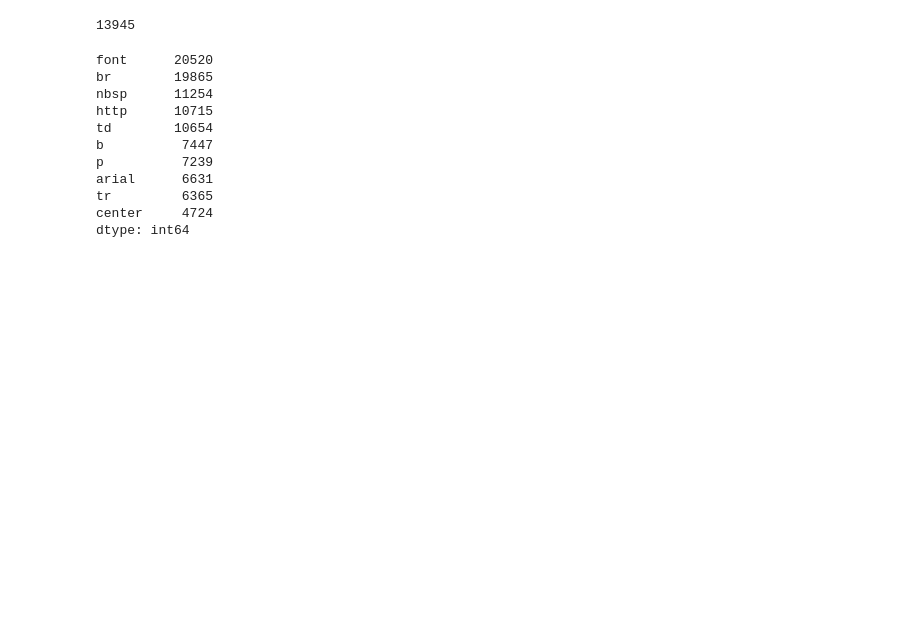
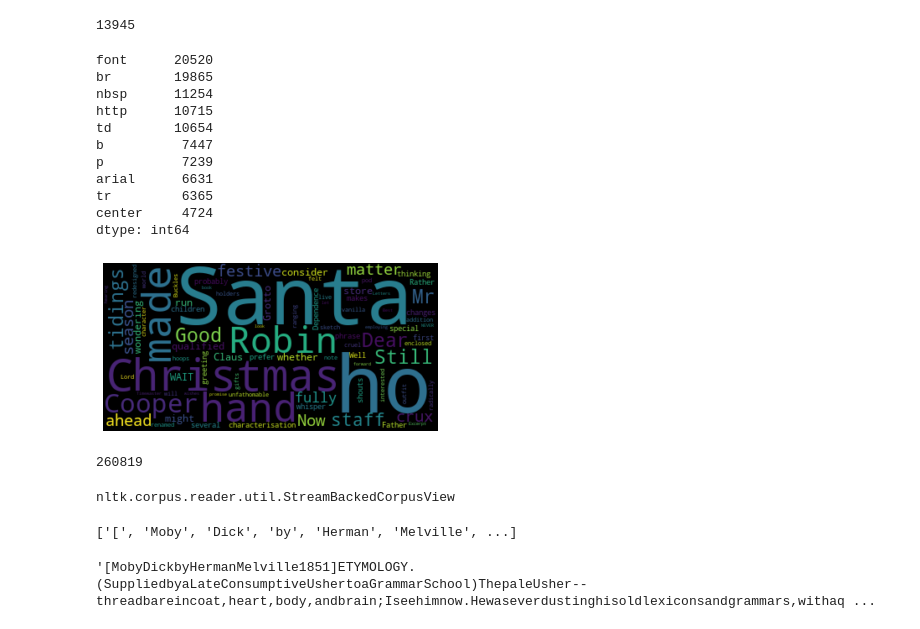
Before and after one commit to abduljalil077/MLProjects, a Jupyter notebook: 06 Bayes Classifier.ipynb, the cells around one changed output. Cells and saved outputs as stored; diff of their text form; code cells hidden in the pictures; blank space fills up the shorter version.

Commit message:
Created wordcloud for spam and ham emails

```diff
--- a/06 Bayes Classifier.ipynb
+++ b/06 Bayes Classifier.ipynb
@@ -658,3 +669,23 @@ arial      6631
 tr         6365
 center     4724
 dtype: int64
+# %%
+word_cloud = WordCloud().generate(email_body)
+plt.imshow(word_cloud, interpolation='bilinear')
+plt.axis('off')
+plt.show()
+# %% [output]
+[figure, added]
+# %%
+example_corpus = nltk.corpus.gutenberg.words('melville-moby_dick.txt')
+len(example_corpus)
+# %% [output]
+260819
+# %%
+type(example_corpus)
+# %% [output]
+nltk.corpus.reader.util.StreamBackedCorpusView
+# %%
+example_corpus
+# %% [output]
+['[', 'Moby', 'Dick', 'by', 'Herman', 'Melville', ...]
@@ -660,0 +695,5 @@ dtype: int64
+# %%
+#word_list1
+novel_as_string
+# %% [output]
+'[MobyDickbyHermanMelville1851]ETYMOLOGY.(SuppliedbyaLateConsumptiveUshertoaGrammarSchool)ThepaleUsher--threadbareincoat,heart,body,andbrain;Iseehimnow.Hewaseverdustinghisoldlexiconsandgrammars,withaq ...
```
Also changed, not shown: parts of 11 cells of this notebook.
